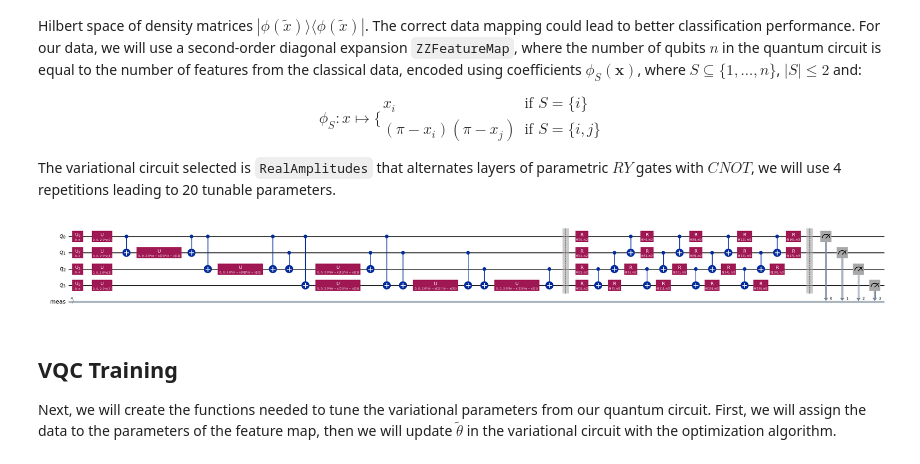
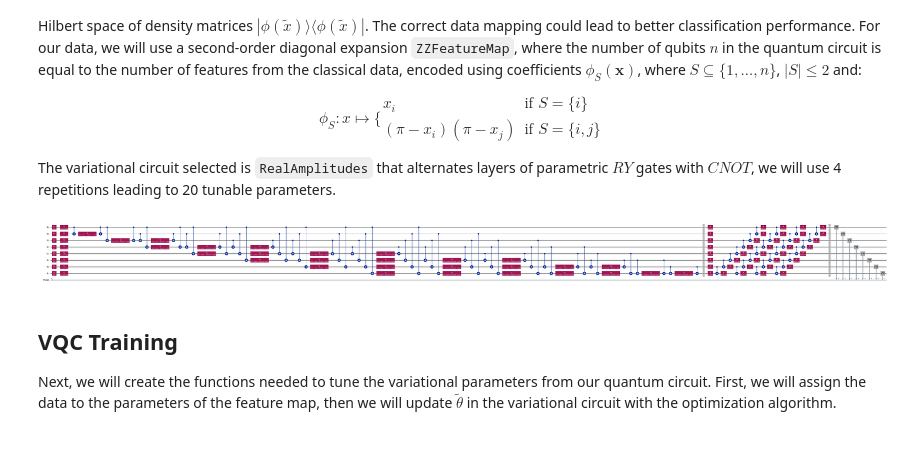
Before and after one commit to pfaustLouKy/cse696, a Jupyter notebook: Daniel/cse696_Paul_Faust_QML2.ipynb, the cells around one changed output. Cells and saved outputs as stored; diff of their text form; code cells hidden in the pictures.

Commit message:
changed qubit count on QML2

````diff
--- a/Daniel/cse696_Paul_Faust_QML2.ipynb
+++ b/Daniel/cse696_Paul_Faust_QML2.ipynb
@@ -66,6 +66,7 @@ Treatment Encoding Map:
 {'Counseling': 0, 'Medication': 1, 'Physiotherapy': 2, 'Rehabilitation': 3, 'Surgery': 4}
 # %%
 FEATURE_COLUMNS = ['age', 'state_encoded', 'blood_pressure', 'cholesterol', 'bmi', 'glucose_level', 'gender_encoded', 'treatment_encoded']
+N_FEATURES = len(FEATURE_COLUMNS)
 
 # X contains all selected features:
 X = df[FEATURE_COLUMNS].values
@@ -147,14 +148,14 @@ $$
 
 The variational circuit selected is ```RealAmplitudes``` that alternates layers of parametric $RY$ gates with $CNOT$, we will use 4 repetitions leading to 20 tunable parameters.
 # %%
-feature_map = ZZFeatureMap(feature_dimension=4, reps=1)
+feature_map = ZZFeatureMap(feature_dimension=N_FEATURES, reps=1)
 feature_map.barrier()
-var_form = RealAmplitudes(num_qubits=4, reps=4)
+var_form = RealAmplitudes(num_qubits=N_FEATURES, reps=4)
 circuit = feature_map.compose(var_form).decompose()
 circuit.measure_all()
 circuit.decompose().draw(output="mpl", fold=-1, style="iqp")
 # %% [output]
-[figure, old version]
+[figure, new version]
 # %% [markdown]
 ## VQC Training
 Next, we will create the functions needed to tune the variational parameters from our quantum circuit. First, we will assign the data to the parameters of the feature map, then we will update $\tilde{\theta}$ in the variational circuit with the optimization algorithm.
````
Also changed, not shown: parts of 2 cells of this notebook, 1 other file.
